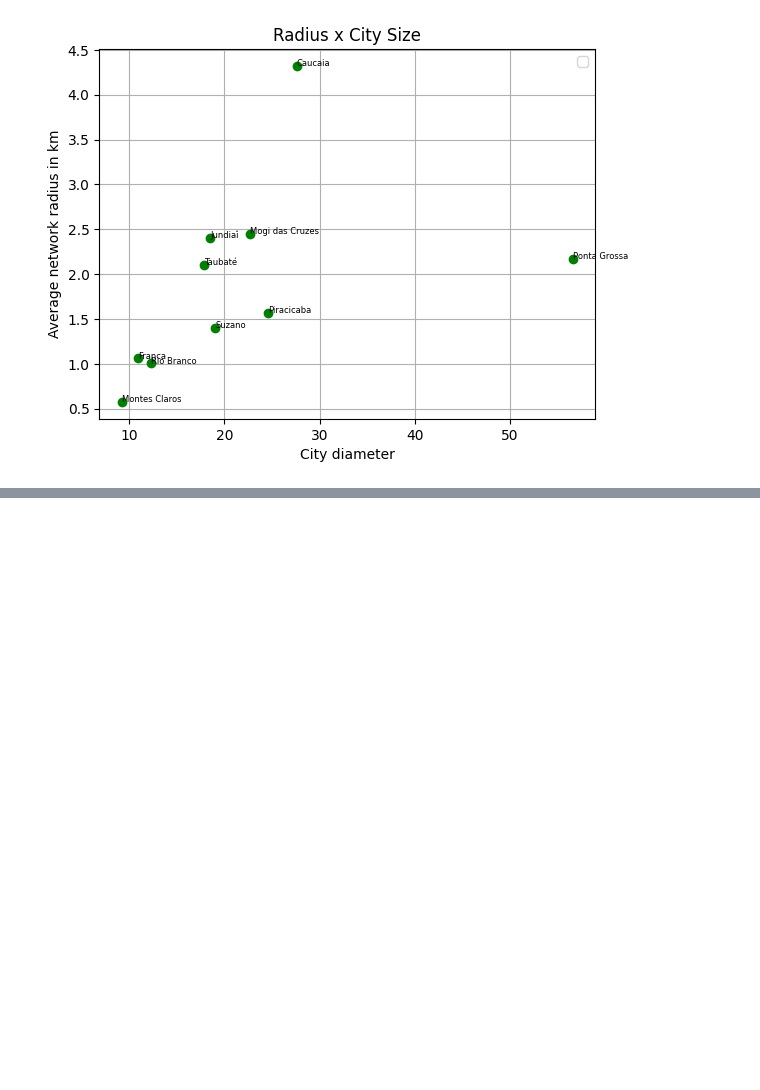
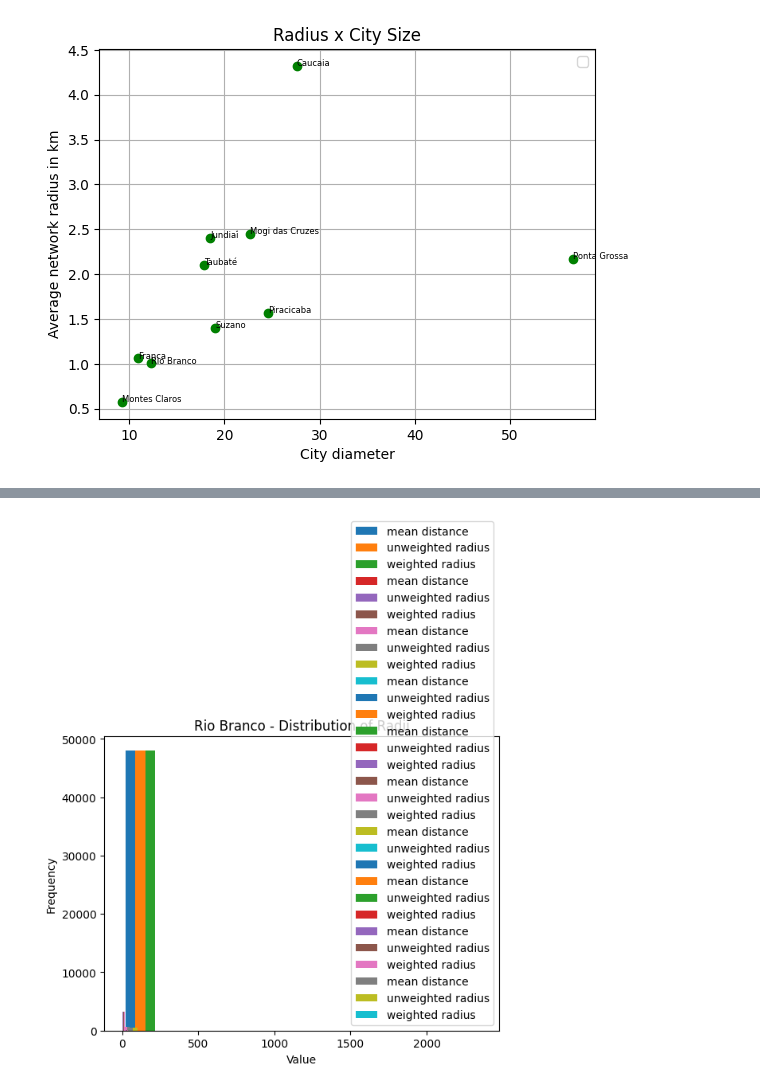
Before and after one commit to anahimaciel/Networks-in-cities, a Jupyter notebook: Results.ipynb, the cells around one changed output, grey strips where cells are left out. Cells and saved outputs as stored; diff of their text form; code cells hidden in the pictures; blank space fills up the shorter version.

```diff
--- a/Results.ipynb
+++ b/Results.ipynb
@@ -187,0 +248,20 @@ WARNING:matplotlib.legend:No artists with labels found to put in legend.  Note t
+# %%
+for i in os.listdir("/content/drive/MyDrive/Networks in cities/Dados"):
+  if(i=="Fortaleza" or i==".ipynb_checkpoints"):
+    continue
+  radius_df=pd.read_csv("/content/drive/MyDrive/Networks in cities/Dados/" +i+ "/radii.txt")
+
+  x=radius_df['avg_dist_by_calls']
+  y=radius_df['avg_radius_without_alpha']
+  z=radius_df['avg_radius']
+
+  plt.hist([x,y,z], label= ['mean distance','unweighted radius','weighted radius'])
+
+  plt.xlabel('Value')
+  plt.ylabel('Frequency')
+  plt.title(f'{i} - Distribution of Radii')
+  plt.legend()
+
+  plt.savefig("/content/drive/MyDrive/Networks in cities/Dados/" +i+ "/distribution_avgs.png")
+# %% [output]
+[figure, added]
```
Also changed, not shown: parts of 5 cells of this notebook.
